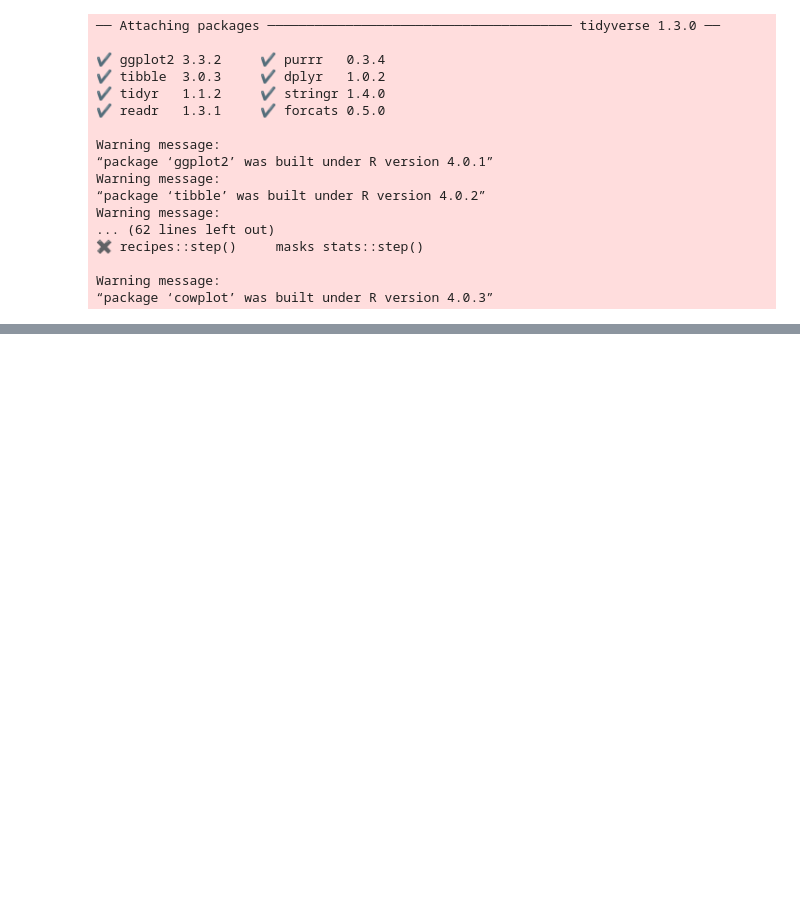
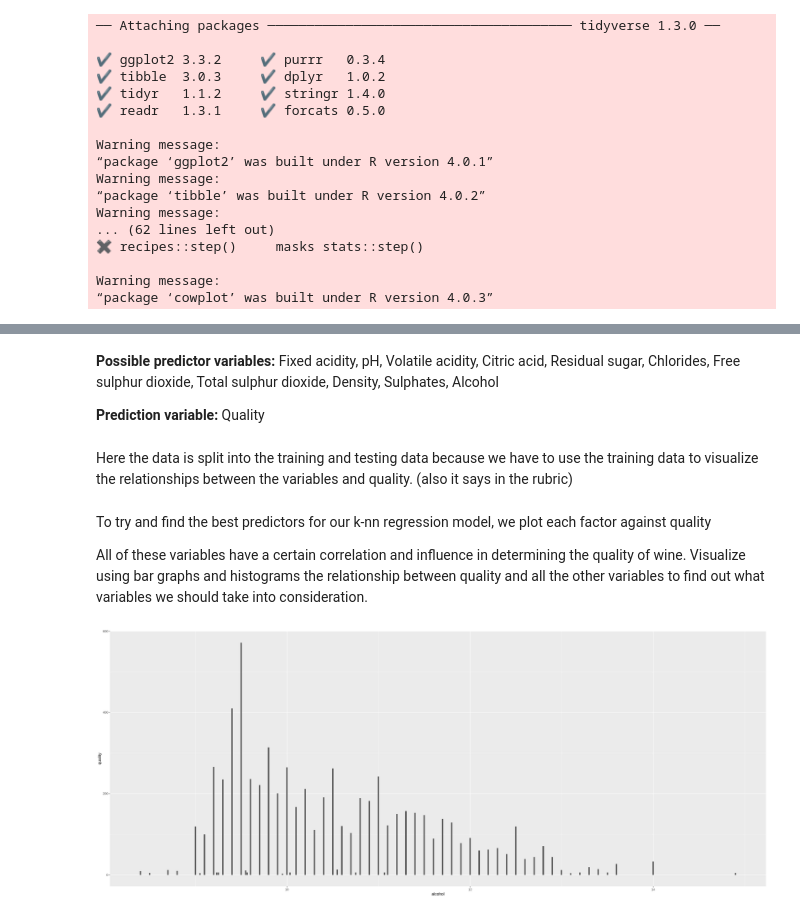
Before and after one commit to owen-smlth/dsci100group44, a Jupyter notebook: groupprojectproposal.ipynb, the cells around one changed output, grey strips where cells are left out. Saved outputs shown, nothing was run; the diff lists cells and outputs as text; code cells hidden in the pictures; blank space fills up the shorter version.

Commit message:
need visualization

```diff
--- a/groupprojectproposal.ipynb
+++ b/groupprojectproposal.ipynb
@@ -55,0 +40,8 @@ A spec_tbl_df: 1599 × 12
+# %%
+names <- c("fixed_acidity","volatile_acidity","citric_acid","residual_sugar","chlorides","free_sulfur_dioxide","total_sulfur_dioxide","density","pH","sulphates","alcohol","quality")
+
+
+# need to add url?
+
+wine <- read_csv("winequality-red.csv", col_names = names, skip = 1)
+wine
@@ -55,0 +74,27 @@ A spec_tbl_df: 1599 × 12
+# %% [markdown]
+**Possible predictor variables:**
+Fixed acidity, pH, Volatile acidity, Citric acid, Residual sugar, Chlorides, Free sulphur dioxide, Total sulphur dioxide, Density, Sulphates, Alcohol
+
+**Prediction variable:**
+Quality
+# %% [markdown]
+Here the data is split into the training and testing data because we have to use the training data to visualize the relationships between the variables and quality. (also it says in the rubric)
+# %%
+wine_split <- initial_split(wine, prop = 0.75, strata = quality)
+wine_train <- training(wine_split)
+wine_test <- testing(wine_split)
+# %% [markdown]
+To try and find the best predictors for our k-nn regression model, we plot each factor against quality
+
+All of these variables have a certain correlation and influence in determining the quality of wine.
+Visualize using bar graphs and histograms the relationship between quality and all the other variables to find out what variables we should take into consideration.
+# %%
+options(repr.plot.width = 25, repr.plot.height = 10)
+
+relationships <- wine_train %>%
+                    ggplot(aes(x = alcohol, y = quality)) +
+                    geom_bar(stat = "identity")
+
+relationships
+# %% [output]
+[figure, added]
```
Also changed, not shown: parts of 7 cells of this notebook.
